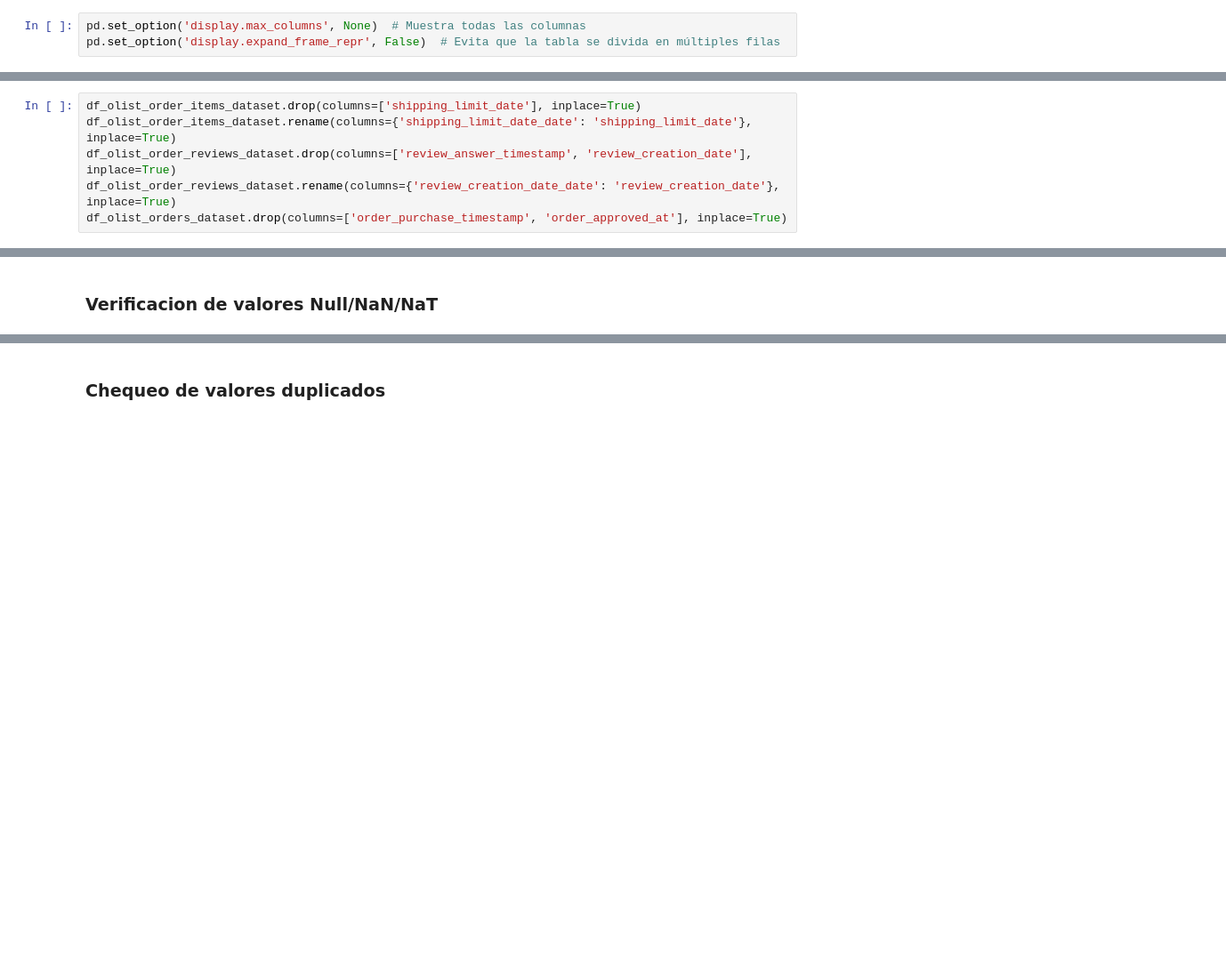
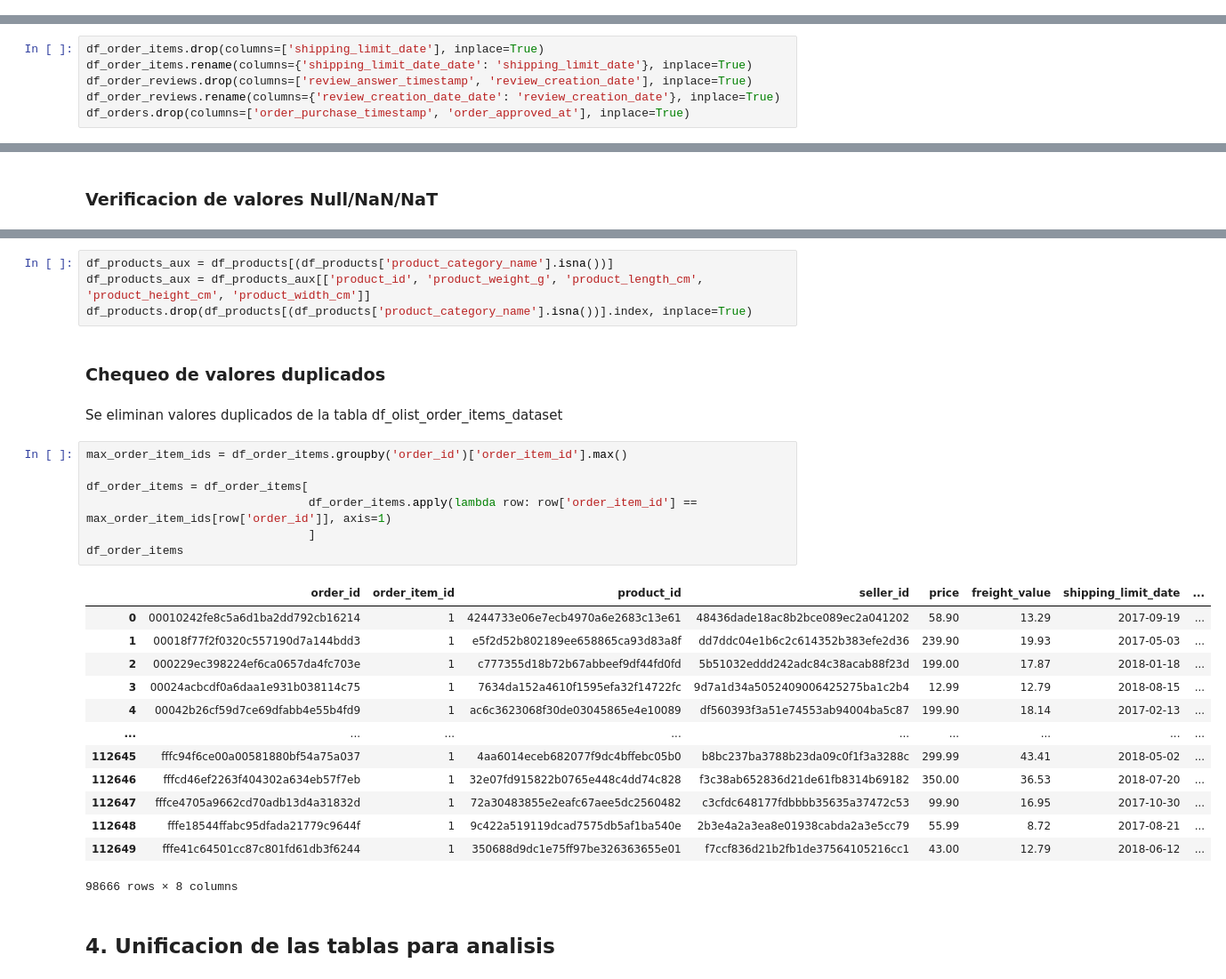
Before and after one commit to cgimenez92/trabajo_practico_PP4, a Jupyter notebook: TP_PP4.ipynb, the cells around one changed output, grey strips where cells are left out. Shown: that part at 89% size. Saved outputs shown, nothing was run; the diff lists cells and outputs as text; blank space fills up the shorter version.

```diff
--- a/TP_PP4.ipynb
+++ b/TP_PP4.ipynb
@@ -90,8 +91,5 @@ olist_geolocation_dataset.csv     olist_products_dataset.csv
 olist_order_items_dataset.csv     olist_sellers_dataset.csv
 olist_order_payments_dataset.csv  product_category_name_translation.csv
 olist_order_reviews_dataset.csv
-# %%
-pd.set_option('display.max_columns', None)  # Muestra todas las columnas
-pd.set_option('display.expand_frame_repr', False)  # Evita que la tabla se divida en múltiples filas
 # %% [markdown]
 ## 2. Carga datasets
@@ -200,7 +240,7 @@ for name, obj in list(globals().items()):
 # %%
-df_olist_order_items_dataset.drop(columns=['shipping_limit_date'], inplace=True)
-df_olist_order_items_dataset.rename(columns={'shipping_limit_date_date': 'shipping_limit_date'}, inplace=True)
-df_olist_order_reviews_dataset.drop(columns=['review_answer_timestamp', 'review_creation_date'], inplace=True)
-df_olist_order_reviews_dataset.rename(columns={'review_creation_date_date': 'review_creation_date'}, inplace=True)
-df_olist_orders_dataset.drop(columns=['order_purchase_timestamp', 'order_approved_at'], inplace=True)
+df_order_items.drop(columns=['shipping_limit_date'], inplace=True)
+df_order_items.rename(columns={'shipping_limit_date_date': 'shipping_limit_date'}, inplace=True)
+df_order_reviews.drop(columns=['review_answer_timestamp', 'review_creation_date'], inplace=True)
+df_order_reviews.rename(columns={'review_creation_date_date': 'review_creation_date'}, inplace=True)
+df_orders.drop(columns=['order_purchase_timestamp', 'order_approved_at'], inplace=True)
 # %%
@@ -310,2 +336,31 @@ df_olist_orders_dataset[df_olist_orders_dataset['order_id'] == '03caa2c082116e1d
+# %%
+df_products_aux = df_products[(df_products['product_category_name'].isna())]
+df_products_aux = df_products_aux[['product_id', 'product_weight_g', 'product_length_cm', 'product_height_cm', 'product_width_cm']]
+df_products.drop(df_products[(df_products['product_category_name'].isna())].index, inplace=True)
 # %% [markdown]
 ### Chequeo de valores duplicados
+# %% [markdown]
+Se eliminan valores duplicados de la tabla df_olist_order_items_dataset
+# %%
+max_order_item_ids = df_order_items.groupby('order_id')['order_item_id'].max()
+
+df_order_items = df_order_items[
+                                df_order_items.apply(lambda row: row['order_item_id'] == max_order_item_ids[row['order_id']], axis=1)
+                                ]
+df_order_items
+# %% [output]
+|  | order_id | order_item_id | product_id | seller_id | price | freight_value | shipping_limit_date | ... |
+| 0 | 00010242fe8c5a6d1ba2dd792cb16214 | 1 | 4244733e06e7ecb4970a6e2683c13e61 | 48436dade18ac8b2bce089ec2a041202 | 58.90 | 13.29 | 2017-09-19 | ... |
+| 1 | 00018f77f2f0320c557190d7a144bdd3 | 1 | e5f2d52b802189ee658865ca93d83a8f | dd7ddc04e1b6c2c614352b383efe2d36 | 239.90 | 19.93 | 2017-05-03 | ... |
+| 2 | 000229ec398224ef6ca0657da4fc703e | 1 | c777355d18b72b67abbeef9df44fd0fd | 5b51032eddd242adc84c38acab88f23d | 199.00 | 17.87 | 2018-01-18 | ... |
+| 3 | 00024acbcdf0a6daa1e931b038114c75 | 1 | 7634da152a4610f1595efa32f14722fc | 9d7a1d34a5052409006425275ba1c2b4 | 12.99 | 12.79 | 2018-08-15 | ... |
+| 4 | 00042b26cf59d7ce69dfabb4e55b4fd9 | 1 | ac6c3623068f30de03045865e4e10089 | df560393f3a51e74553ab94004ba5c87 | 199.90 | 18.14 | 2017-02-13 | ... |
+| ... | ... | ... | ... | ... | ... | ... | ... | ... |
+| 112645 | fffc94f6ce00a00581880bf54a75a037 | 1 | 4aa6014eceb682077f9dc4bffebc05b0 | b8bc237ba3788b23da09c0f1f3a3288c | 299.99 | 43.41 | 2018-05-02 | ... |
+| 112646 | fffcd46ef2263f404302a634eb57f7eb | 1 | 32e07fd915822b0765e448c4dd74c828 | f3c38ab652836d21de61fb8314b69182 | 350.00 | 36.53 | 2018-07-20 | ... |
+| 112647 | fffce4705a9662cd70adb13d4a31832d | 1 | 72a30483855e2eafc67aee5dc2560482 | c3cfdc648177fdbbbb35635a37472c53 | 99.90 | 16.95 | 2017-10-30 | ... |
+| 112648 | fffe18544ffabc95dfada21779c9644f | 1 | 9c422a519119dcad7575db5af1ba540e | 2b3e4a2a3ea8e01938cabda2a3e5cc79 | 55.99 | 8.72 | 2017-08-21 | ... |
+| 112649 | fffe41c64501cc87c801fd61db3f6244 | 1 | 350688d9dc1e75ff97be326363655e01 | f7ccf836d21b2fb1de37564105216cc1 | 43.00 | 12.79 | 2018-06-12 | ... |
+98666 rows × 8 columns
+# %% [markdown]
+## 4. Unificacion de las tablas para analisis
```
Also changed, not shown: parts of 29 cells of this notebook.
